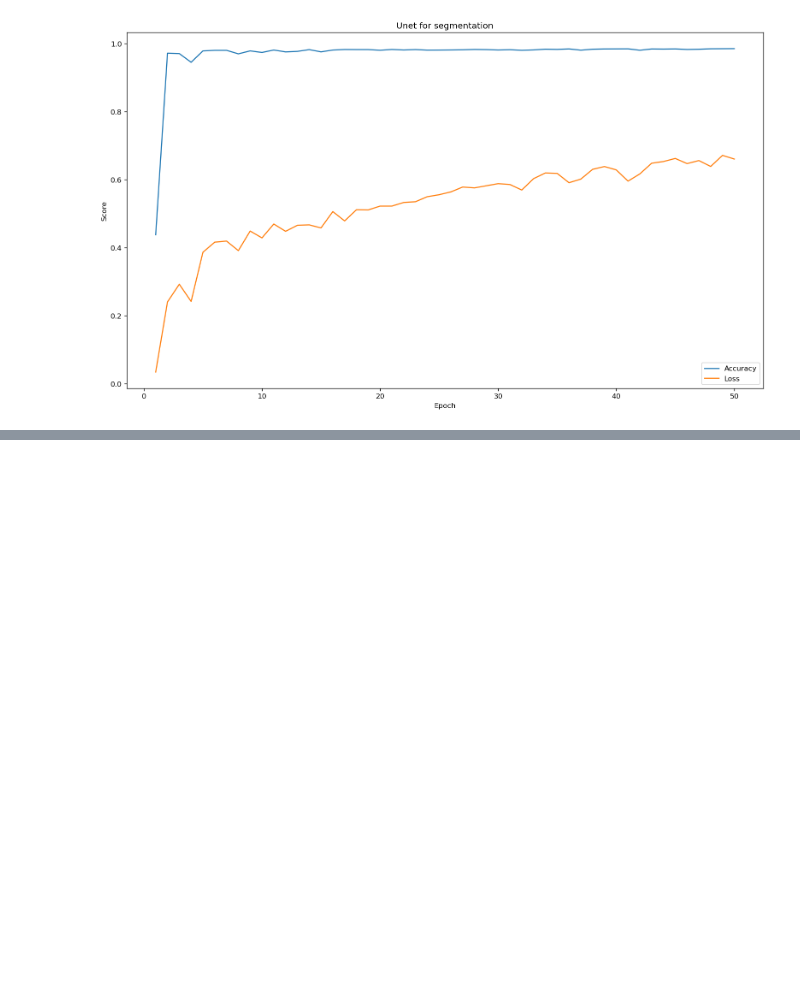
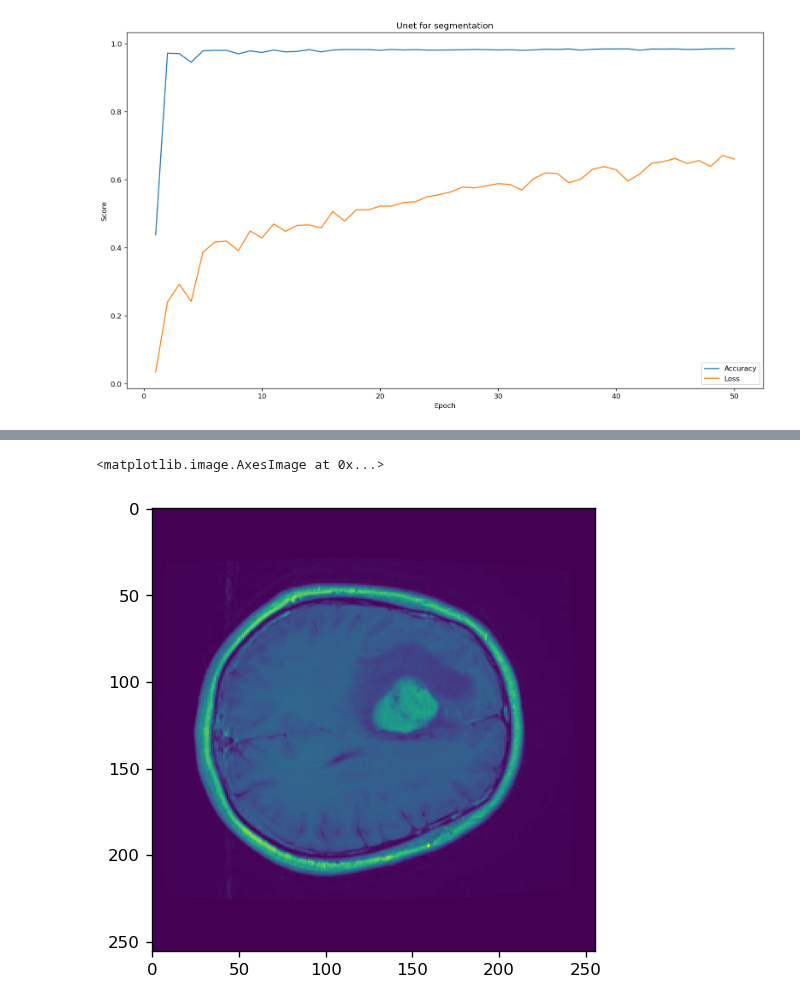
Before and after one commit to wesley0628/Brain_MRI_Image_Analysis, a Jupyter notebook: Brain_MRI_Tumor_Segmentation.ipynb, the cells around one changed output, grey strips where cells are left out. Cells and saved outputs as stored; diff of their text form; code cells hidden in the pictures; blank space fills up the shorter version.

```diff
--- a/Brain_MRI_Tumor_Segmentation.ipynb
+++ b/Brain_MRI_Tumor_Segmentation.ipynb
@@ -218,0 +291,5 @@ model_Unet.evaluate(x=X_test, y=y_test)
+# %%
+plt.imshow(X_test[1])
+# %% [output]
+<matplotlib.image.AxesImage at 0x...>
+[figure, added]
```
Also changed, not shown: parts of 17 cells of this notebook, 1 other file.
